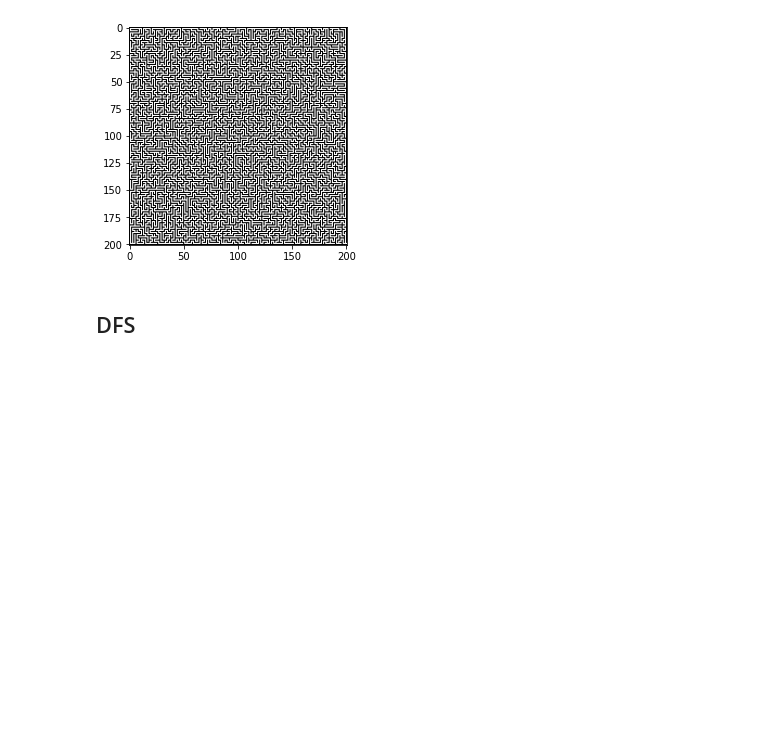
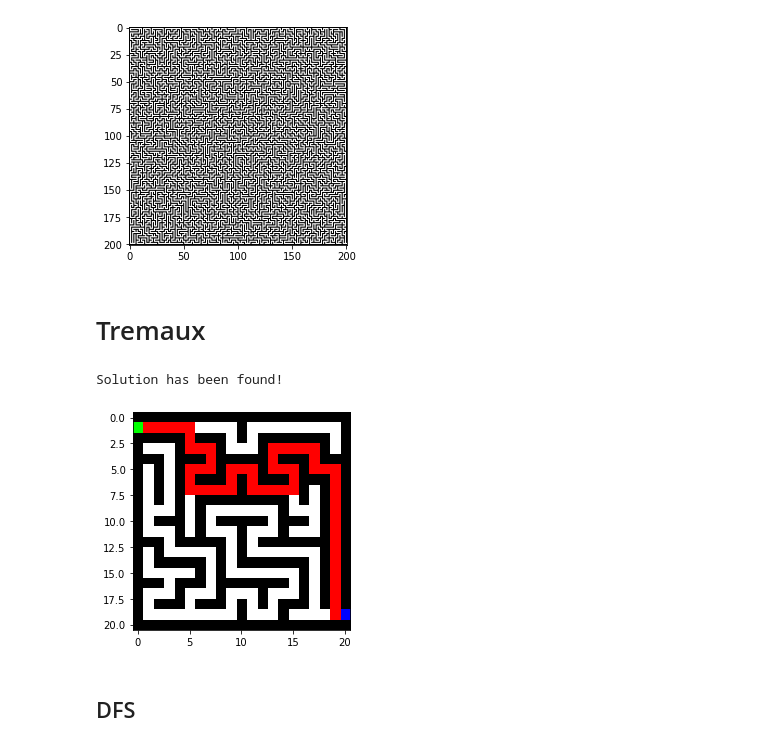
Before and after one commit to DmitryPodpryatov/maze-solver, a Jupyter notebook: Test.ipynb, the cells around one changed output. Cells and saved outputs as stored; diff of their text form; code cells hidden in the pictures; blank space fills up the shorter version.

Commit message:
Add Tremaux algorithm

```diff
--- a/Test.ipynb
+++ b/Test.ipynb
@@ -38,6 +38,18 @@ imshow(image_large, cmap='gray')
 [figure]
 (201, 201, 3)
 [figure]
+# %% [markdown]
+# Tremaux
+# %%
+start = 1, 0
+finish = 19, 20
+
+tremaux = Tremaux(image_small, start=start, finish=finish)
+a = tremaux.solve(debug=False)
+imshow(tremaux.draw(image_small_rgb))
+# %% [output]
+Solution has been found!
+[figure, added]
 # %% [markdown]
 ## DFS
 # %%
```
Also changed, not shown: parts of 1 cell of this notebook, 1 other file.
